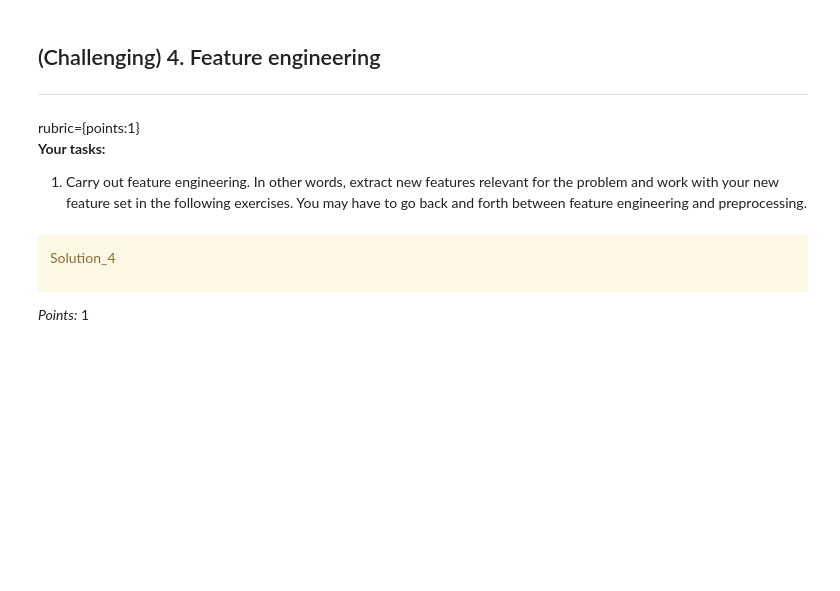
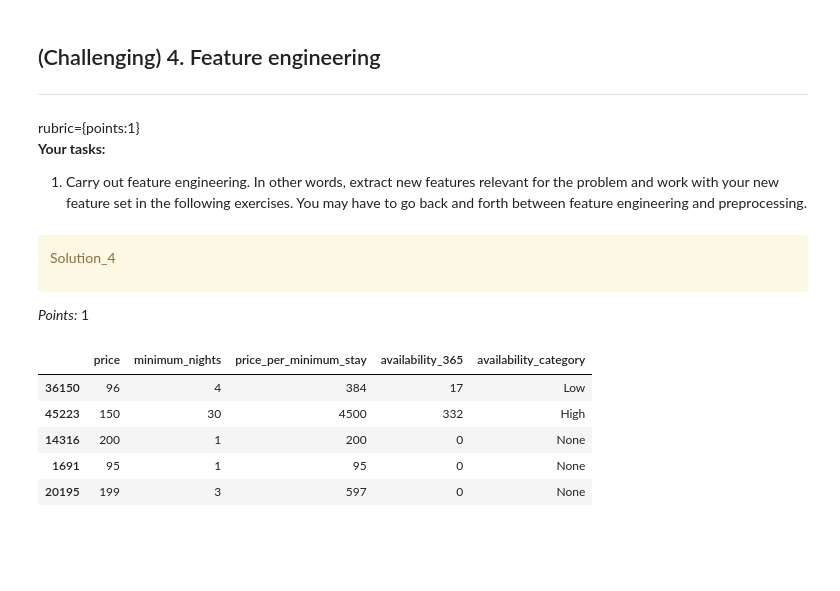
Before and after one commit to ZhaoJohnny/CPSC330-, a Jupyter notebook: assignment5/hw5.ipynb, the cells around one changed output. Saved outputs shown, nothing was run; the diff lists cells and outputs as text; code cells hidden in the pictures; blank space fills up the shorter version.

```diff
--- a/assignment5/hw5.ipynb
+++ b/assignment5/hw5.ipynb
@@ -421,6 +421,36 @@ Solution_4
 </div>
 
 _Points:_ 1
+# %%
+def add_features(X):
+    X = X.copy()
+    # Interaction feature: price per minimum stay
+    X["price_per_minimum_stay"] = X["price"] * X["minimum_nights"]
+    # Interaction feature: Bin availability into four categories
+    X["availability_category"] = pd.cut(
+        X["availability_365"],
+        bins=[-1, 0, 90, 180, 365],
+        labels=["None", "Low", "Medium", "High"]
+        )
+    return X
+
+X_train = add_features(X_train)
+X_test = add_features(X_test)
+
+X_train[[
+    "price",
+    "minimum_nights",
+    "price_per_minimum_stay",
+    "availability_365",
+    "availability_category"
+]].head()
+# %% [output]
+|  | price | minimum_nights | price_per_minimum_stay | availability_365 | availability_category |
+| 36150 | 96 | 4 | 384 | 17 | Low |
+| 45223 | 150 | 30 | 4500 | 332 | High |
+| 14316 | 200 | 1 | 200 | 0 | None |
+| 1691 | 95 | 1 | 95 | 0 | None |
+| 20195 | 199 | 3 | 597 | 0 | None |
 # %% [markdown]
 <!-- END QUESTION -->
 
```
